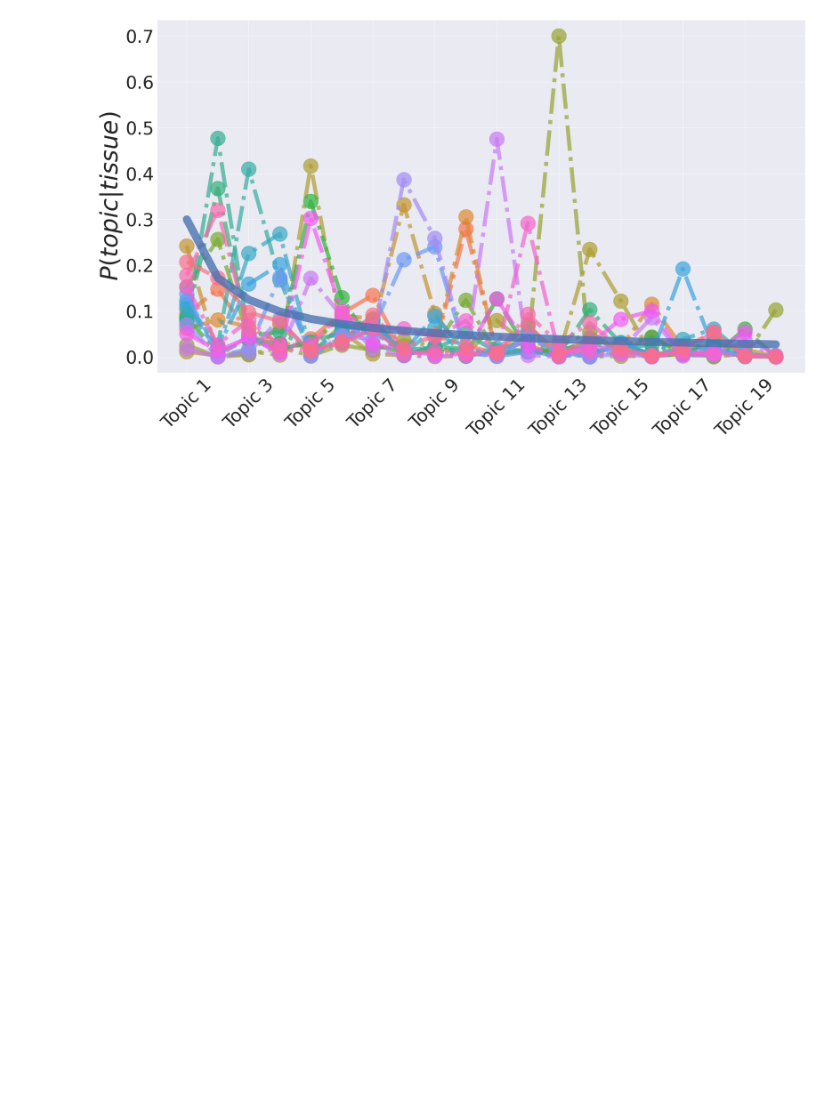
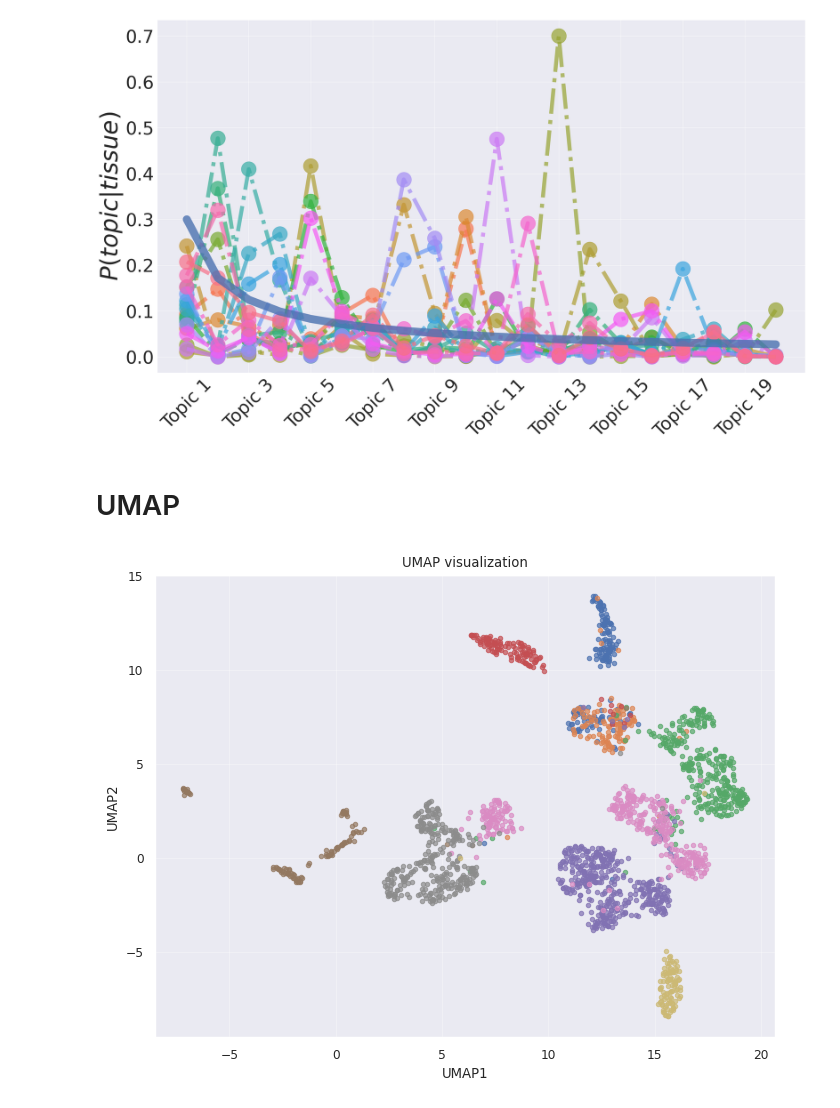
Before and after one commit to fvalle1/topics, a Jupyter notebook: datasets/single-cell/scoring.ipynb, the cells around one changed output. Drawn from its saved outputs; the diff is of its cells as text; code cells hidden in the pictures; blank space fills up the shorter version.

Commit message:
add UMAP

```diff
--- a/datasets/single-cell/scoring.ipynb
+++ b/datasets/single-cell/scoring.ipynb
@@ -455,3 +446,5 @@ Sinusoidal endothelial cell
 Smooth muscle cell
 Ventricle cardiomyocyte
 [figure]
+# %% [markdown]
+# UMAP
@@ -457,0 +455,4 @@ Ventricle cardiomyocyte
+# %%
+df_clusters = pd.read_csv("%s/%s/%s_level_%d_clusters.csv"%(directory,algorithm,algorithm,L), header=[0])
+df_sc_data = pd.read_csv("%s/mainTable.csv"%(directory), header=[0], index_col=0)
+adata_sc = sc.AnnData(df_sc_data.values.T)
@@ -457,0 +463,16 @@ Ventricle cardiomyocyte
+# %%
+umap_coords = adata_sc.obsm['X_umap']
+
+plt.figure(figsize=(8, 6))
+for cluster in df_clusters.columns:
+    cluster_data = df_sc_data.columns.isin(df_clusters[cluster].values)
+    plt.scatter(umap_coords[cluster_data, 0], umap_coords[cluster_data, 1], alpha=0.7, s=10, label=cluster)
+
+plt.title('UMAP visualization')
+plt.xlabel('UMAP1')
+plt.ylabel('UMAP2')
+plt.grid(alpha=0.3)
+plt.savefig("%s/umap.pdf"%(directory))
+plt.show()
+# %% [output]
+[figure, added]
```
Also changed, not shown: parts of 4 cells of this notebook.
